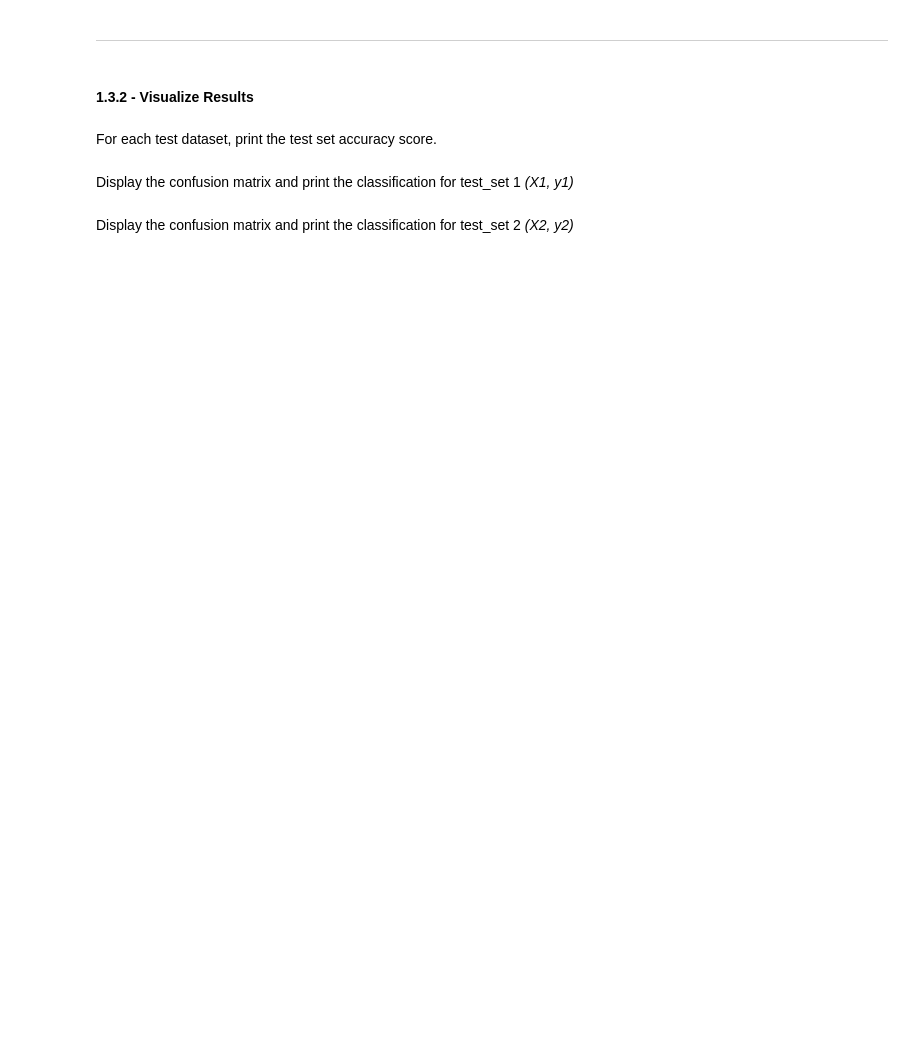
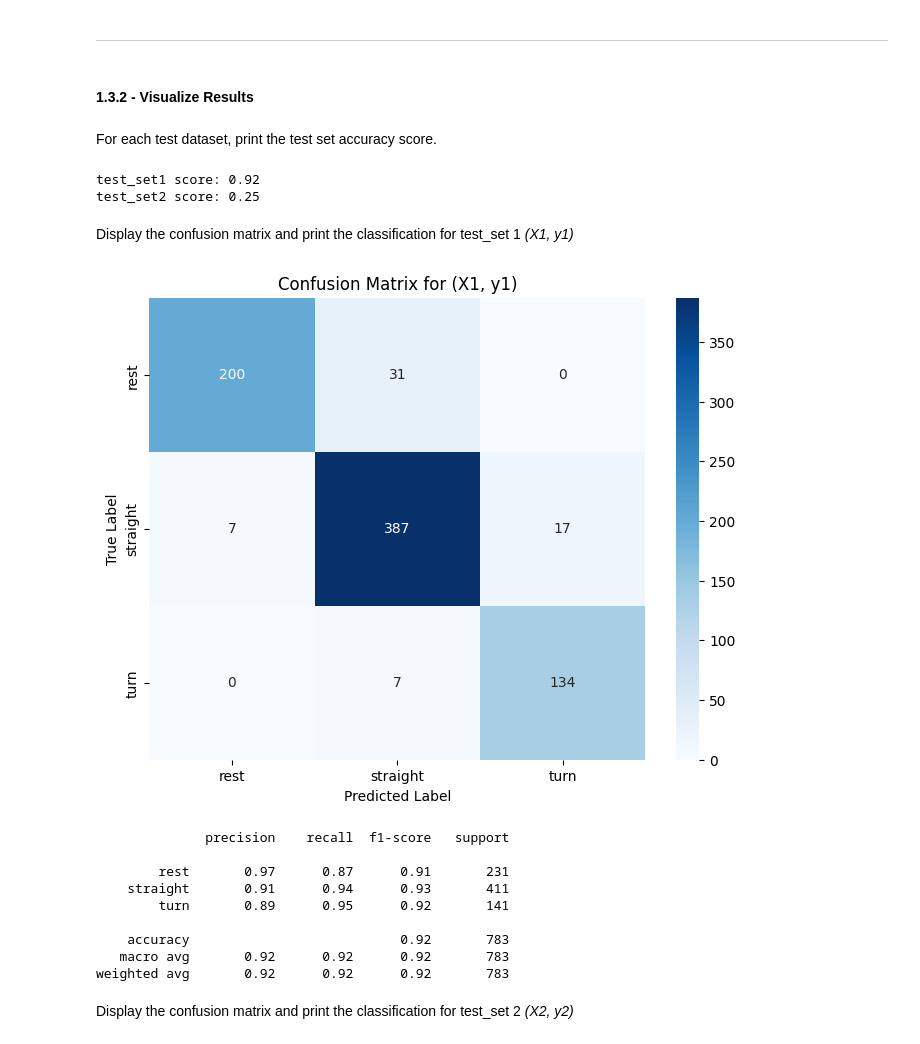
Before and after one commit to NATHANIELLAMPTEYLANTEI/engg680_2024_fall, a Jupyter notebook: Lab_Assignment 4/Assignment 4.ipynb, the cells around one changed output. Drawn from its saved outputs; the diff is of its cells as text; code cells hidden in the pictures; blank space fills up the shorter version.

```diff
--- a/Lab_Assignment 4/Assignment 4.ipynb
+++ b/Lab_Assignment 4/Assignment 4.ipynb
@@ -339,6 +339,7 @@ The test_sets must be seperated into features (Xs) and targets (ys).
 # %%
 # TODO - Load the target vector from test_set1 into y1, and all features from test_set1 into X1
 # (1 marks)
-# y1 =
-# X1 =
+X1 = test_set1.drop('motion_state', axis=1)  # Features for test_set1
+y1 = test_set1['motion_state']  # Target for test_set1
+
 X1.head(2)
@@ -356,8 +366,15 @@ For each test dataset, print the test set accuracy score.
 # %%
 # TODO - Print test score accuracies for test_set1 and test_set2
 # (1 marks)
+# Calculate and print test score accuracy for test_set1
+test_set1_score = grid.score(X1, y1)
+print("test_set1 score: {:.2f}".format(test_set1_score))
 
-#print("test_set1 score: {:.2f}".format(???))
-#print("test_set2 score: {:.2f}".format(???))
+# Calculate and print test score accuracy for test_set2
+test_set2_score = grid.score(X2, y2)
+print("test_set2 score: {:.2f}".format(test_set2_score))
+# %% [output]
+test_set1 score: 0.92
+test_set2 score: 0.25
 # %% [markdown]
 Display the confusion matrix and print the classification for test_set 1 *(X1, y1)*
@@ -367,2 +381,34 @@ Display the confusion matrix and print the classification for test_set 1 *(X1, y
+# %%
+# TODO - Display confusion matrix and print classification report for (X1, y1)
+# (1 marks)
+
+# Predict on X1
+y_pred1 = grid.predict(X1)
+
+# Generate confusion matrix
+cm1 = confusion_matrix(y1, y_pred1)
+
+# Display confusion matrix using seaborn heatmap
+plt.figure(figsize=(8, 6))
+sns.heatmap(cm1, annot=True, fmt='d', cmap='Blues',
+            xticklabels=grid.classes_, yticklabels=grid.classes_)
+plt.xlabel('Predicted Label')
+plt.ylabel('True Label')
+plt.title('Confusion Matrix for (X1, y1)')
+plt.show()
+
+# Print classification report
+print(classification_report(y1, y_pred1, target_names=grid.classes_))
+# %% [output]
+[figure, added]
+              precision    recall  f1-score   support
+
+        rest       0.97      0.87      0.91       231
+    straight       0.91      0.94      0.93       411
+        turn       0.89      0.95      0.92       141
+
+    accuracy                           0.92       783
+   macro avg       0.92      0.92      0.92       783
+weighted avg       0.92      0.92      0.92       783
 # %% [markdown]
 Display the confusion matrix and print the classification for test_set 2 *(X2, y2)*
```
Also changed, not shown: parts of 45 cells of this notebook.
